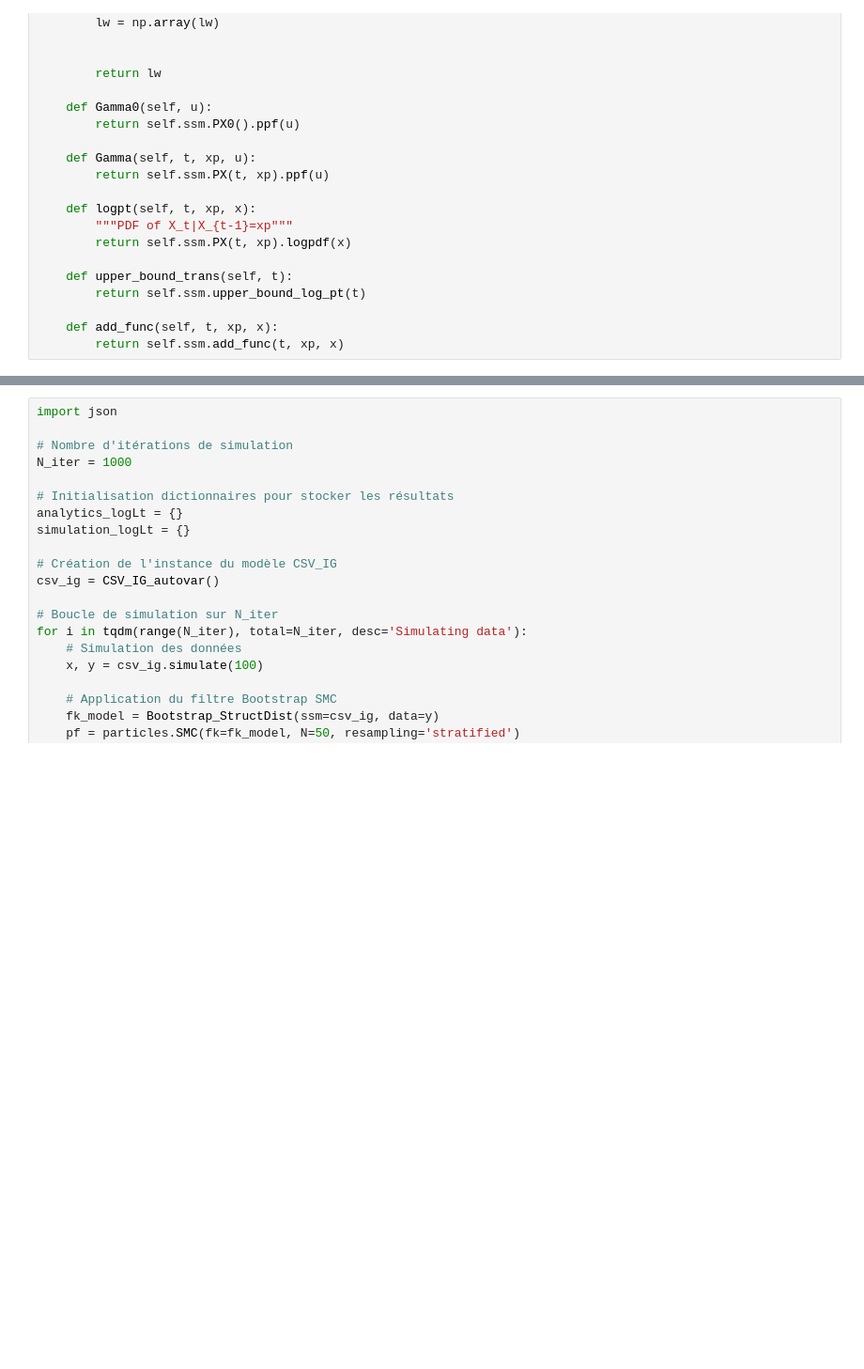
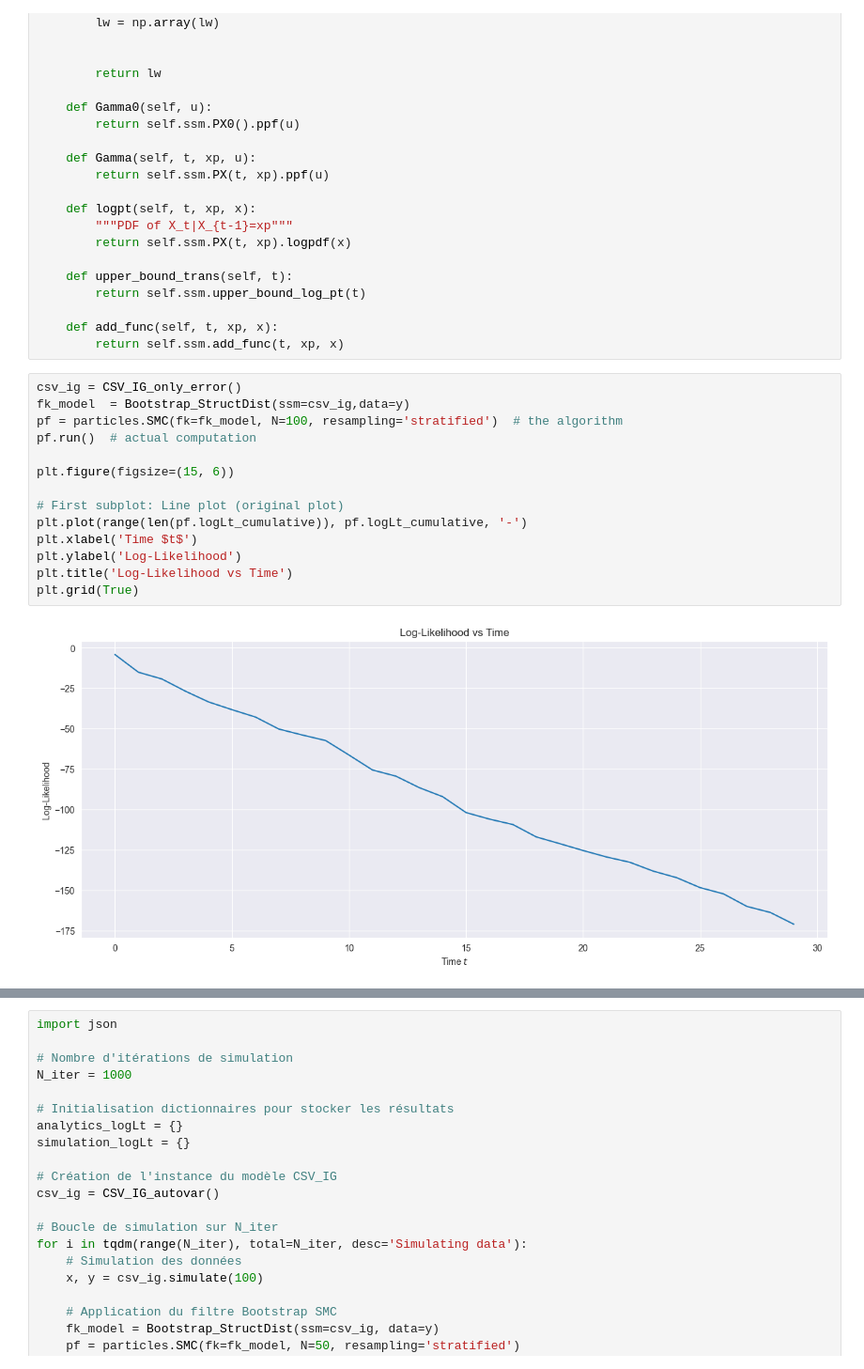
Before and after one commit to ELKA2112/monte_carlo_main, a Jupyter notebook: main_monte_carlo.ipynb, the cells around one changed output, grey strips where cells are left out. Shown at 94% size. Saved outputs shown, nothing was run; the diff lists cells and outputs as text; blank space fills up the shorter version.

```diff
--- a/main_monte_carlo.ipynb
+++ b/main_monte_carlo.ipynb
@@ -507,3 +546,19 @@ class Bootstrap_StructDist(particles.FeynmanKac):
 
     def add_func(self, t, xp, x):
         return self.ssm.add_func(t, xp, x)
+# %%
+csv_ig = CSV_IG_only_error()
+fk_model  = Bootstrap_StructDist(ssm=csv_ig,data=y)
+pf = particles.SMC(fk=fk_model, N=100, resampling='stratified')  # the algorithm
+pf.run()  # actual computation
+
+plt.figure(figsize=(15, 6))
+
+# First subplot: Line plot (original plot)
+plt.plot(range(len(pf.logLt_cumulative)), pf.logLt_cumulative, '-')
+plt.xlabel('Time $t$')
+plt.ylabel('Log-Likelihood')
+plt.title('Log-Likelihood vs Time')
+plt.grid(True)
+# %% [output]
+[figure, added]
```
Also changed, not shown: parts of 12 cells of this notebook, 4 other files.
